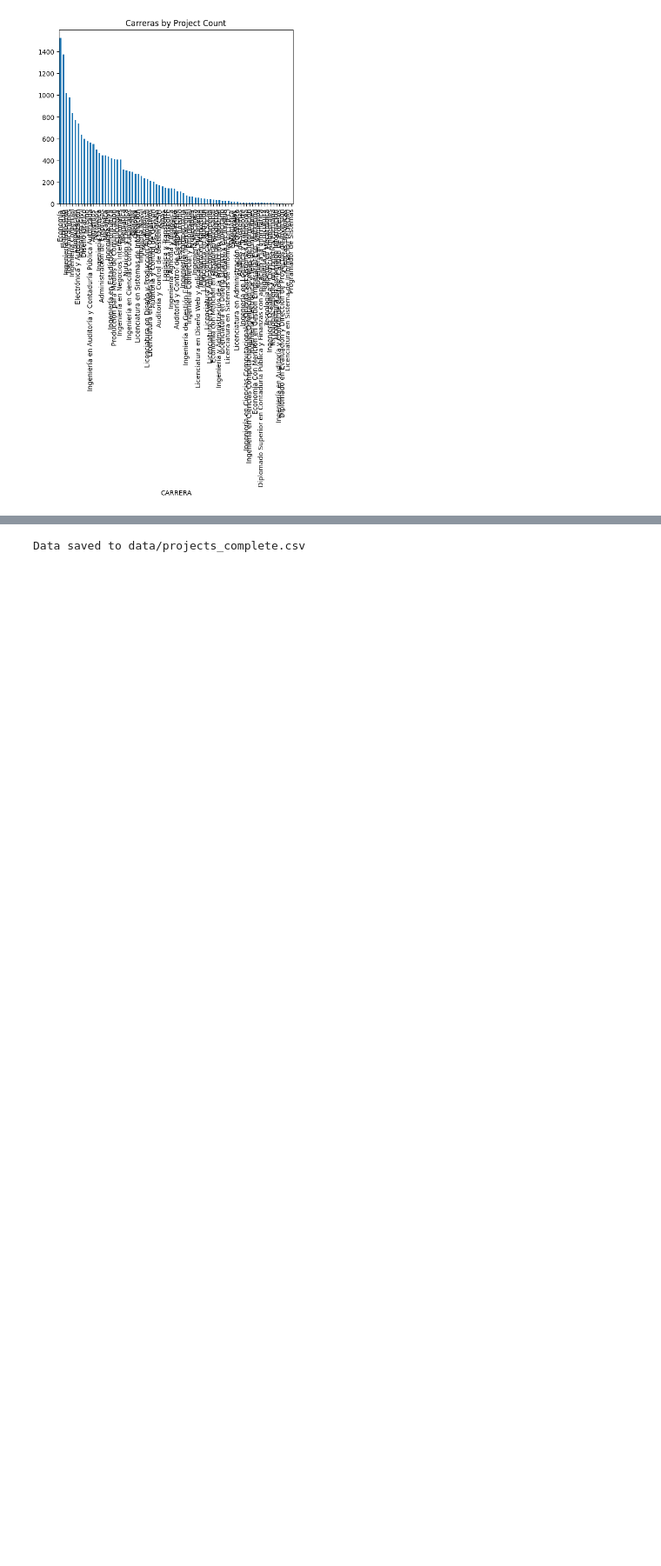
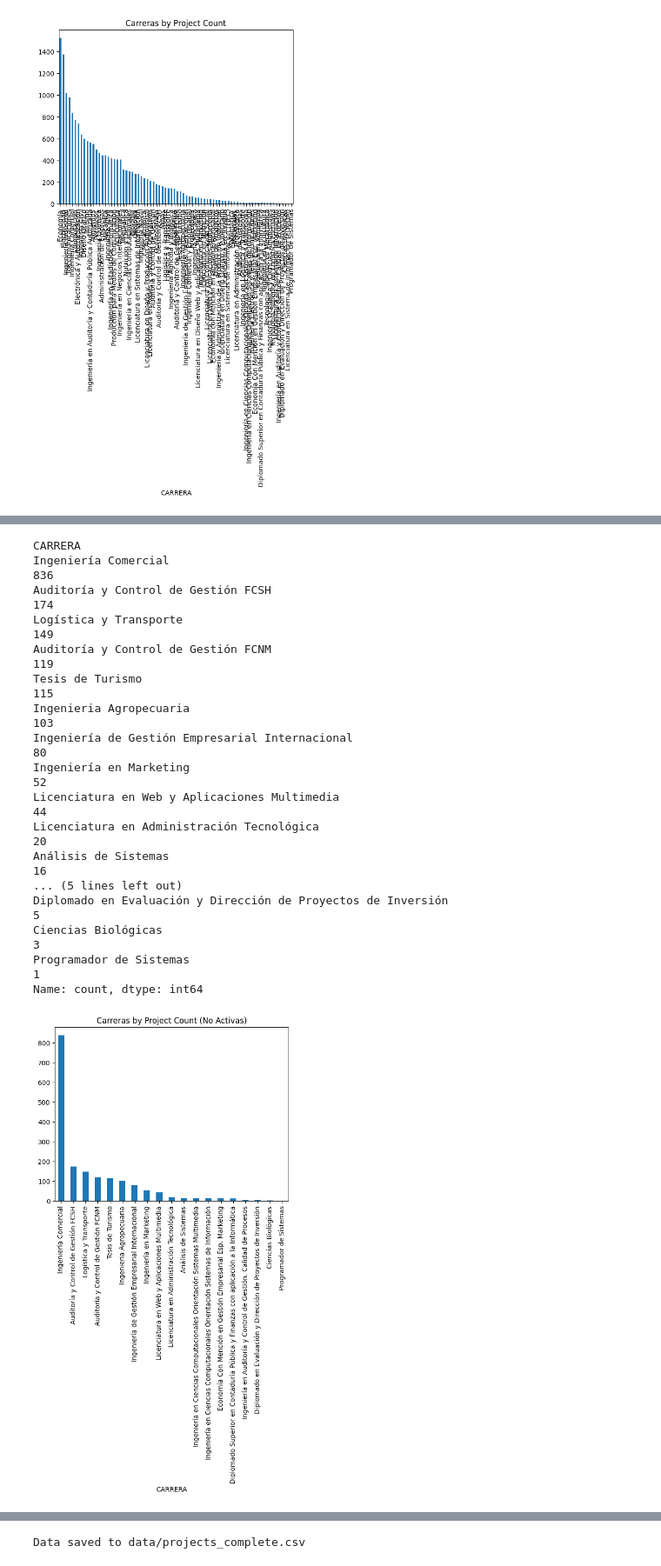
Before and after one commit to stevenaraujo98/project-carrear-classification, a Jupyter notebook: 1_preprocessing.ipynb, the cells around one changed output, grey strips where cells are left out. Shown at 87% size. Cells and saved outputs as stored; diff of their text form; code cells hidden in the pictures; blank space fills up the shorter version.

```diff
--- a/1_preprocessing.ipynb
+++ b/1_preprocessing.ipynb
@@ -330,0 +394,22 @@ Name: count, Length: 78, dtype: int64
+# %%
+df_projects_complete_no_activas["CARRERA"].value_counts().plot(kind='bar', title='Carreras by Project Count (No Activas)')
+df_projects_complete_no_activas["CARRERA"].value_counts()
+# %% [output]
+CARRERA
+Ingeniería Comercial                                                                   836
+Auditoría y Control de Gestión FCSH                                                    174
+Logística y Transporte                                                                 149
+Auditoría y Control de Gestión FCNM                                                    119
+Tesis de Turismo                                                                       115
+Ingenieria Agropecuaria                                                                103
+Ingeniería de Gestión Empresarial Internacional                                         80
+Ingeniería en Marketing                                                                 52
+Licenciatura en Web y Aplicaciones Multimedia                                           44
+Licenciatura en Administración Tecnológica                                              20
+Análisis de Sistemas                                                                    16
+... (5 lines left out)
+Diplomado en Evaluación y Dirección de Proyectos de Inversión                            5
+Ciencias Biológicas                                                                      3
+Programador de Sistemas                                                                  1
+Name: count, dtype: int64
+[figure, added]
```
Also changed, not shown: parts of 18 cells of this notebook, 5 other files.
